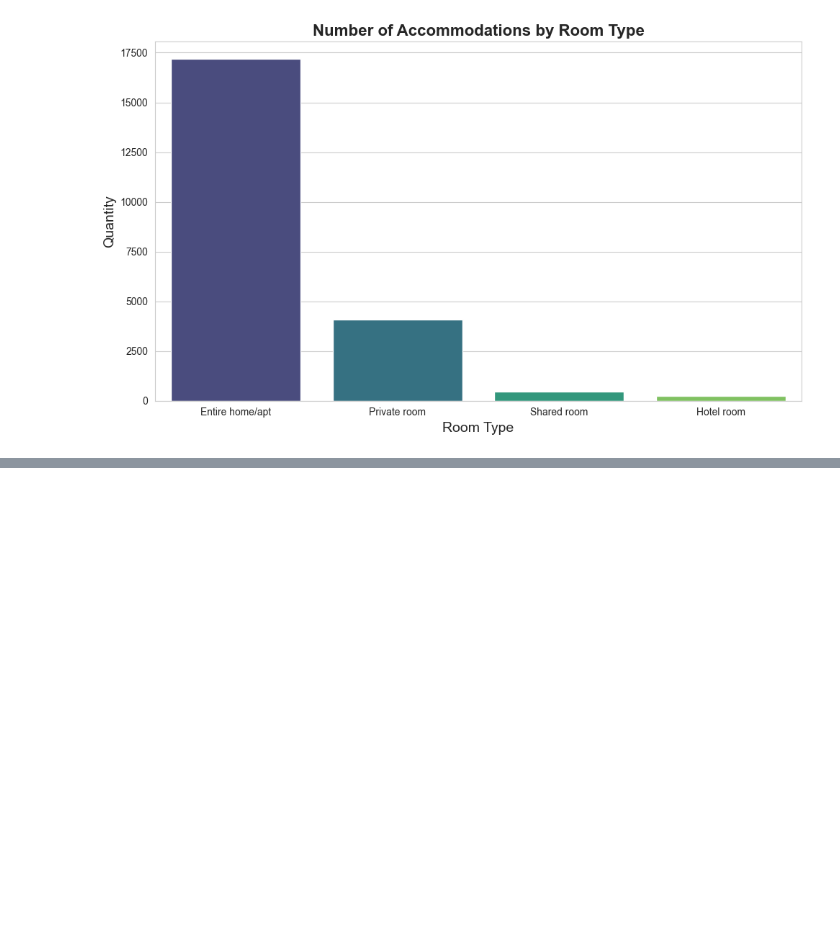
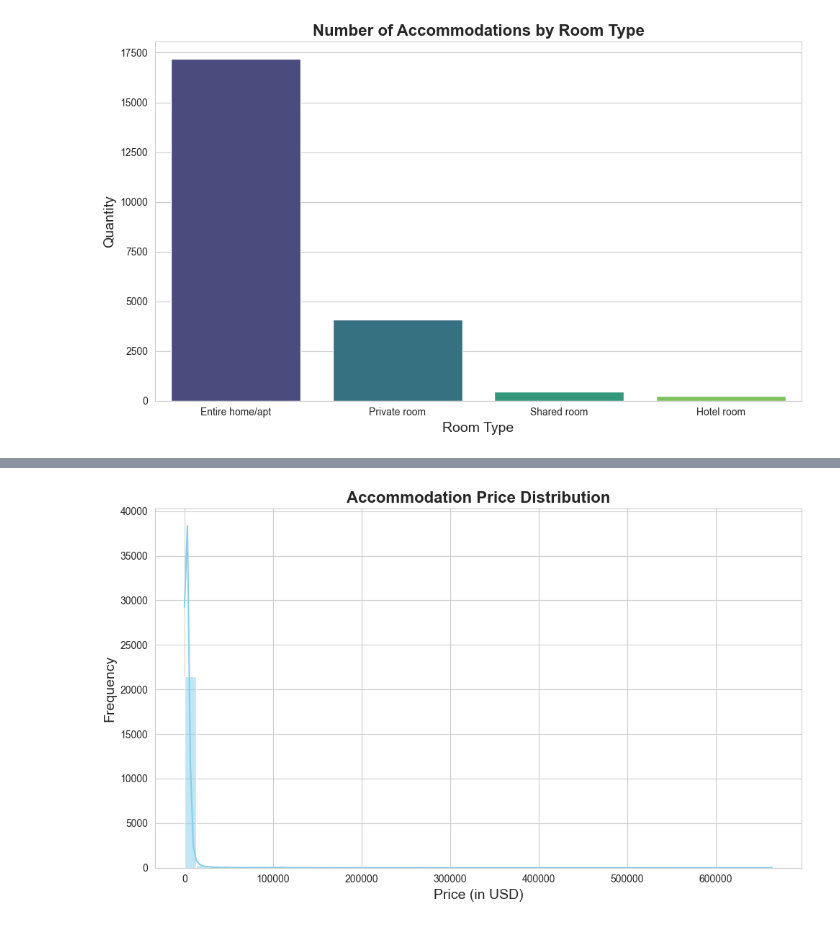
Before and after one commit to pipesito1/Airbnb, a Jupyter notebook: EDA.ipynb, the cells around one changed output, grey strips where cells are left out. Saved outputs shown, nothing was run; the diff lists cells and outputs as text; code cells hidden in the pictures; blank space fills up the shorter version.

```diff
--- a/EDA.ipynb
+++ b/EDA.ipynb
@@ -228,0 +243,17 @@ plt.show()
+# %%
+
+#We Convert the column 'price' to numeric (remove the $ sign and commas)
+listings['price'] = listings['price'].replace('[$,]', '', regex=True).astype(float)
+
+# We will set the style of the chart
+sns.set_style("whitegrid")
+
+plt.figure(figsize=(10, 6))
+sns.histplot(listings['price'], bins=50, color='skyblue', kde=True)
+plt.title('Accommodation Price Distribution', fontsize=16, fontweight='bold')
+plt.xlabel('Price (in USD)', fontsize=14)
+plt.ylabel('Frequency', fontsize=14)
+plt.tight_layout()
+plt.show()
+# %% [output]
+[figure, added]
```
Also changed, not shown: parts of 9 cells of this notebook.
